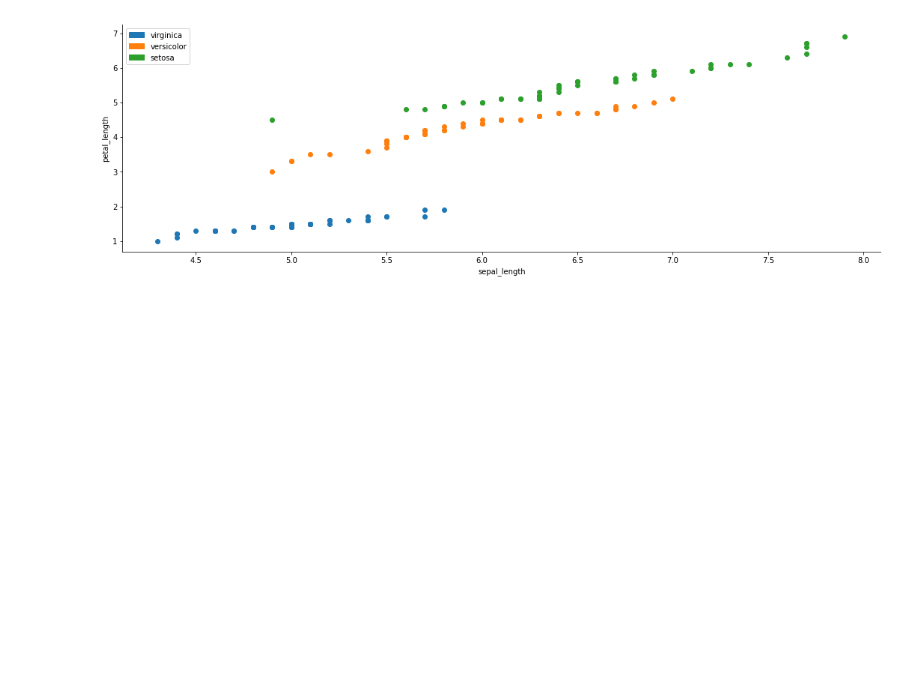
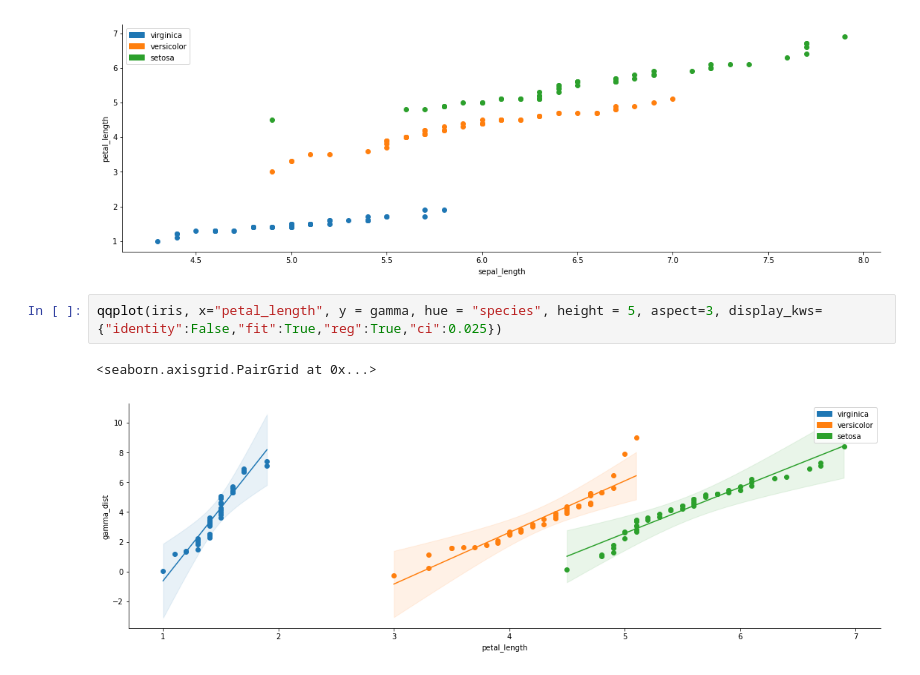
Before and after one commit to RonsenbergVI/seaborn-qqplot, a Jupyter notebook: examples/example.ipynb, the cells around one changed output. Cells and saved outputs as stored; diff of their text form; blank space fills up the shorter version.

```diff
--- a/examples/example.ipynb
+++ b/examples/example.ipynb
@@ -20,6 +20,11 @@ qqplot(iris, x="sepal_length", y = "petal_length", hue = "species", height = 5,
 # %% [output]
 <seaborn.axisgrid.PairGrid at 0x...>
 [figure]
+# %%
+qqplot(iris, x="petal_length", y = gamma, hue = "species", height = 5, aspect=3, display_kws={"identity":False,"fit":True,"reg":True,"ci":0.025})
+# %% [output]
+<seaborn.axisgrid.PairGrid at 0x...>
+[figure, added]
 # %%
 qqplot(iris, x="petal_length", y = gamma, hue = "species", height = 5, aspect=3)
 # %% [output]
```
Also changed, not shown: parts of 2 cells of this notebook, 2 other files.
